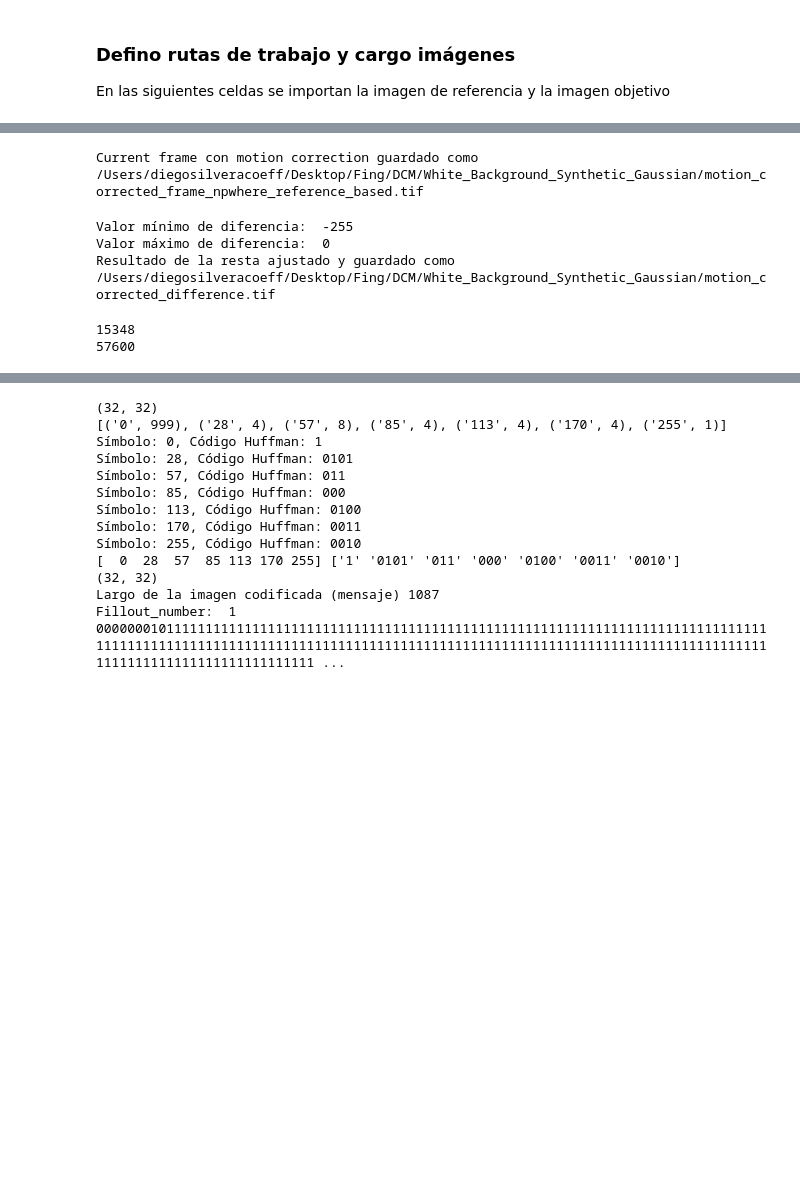
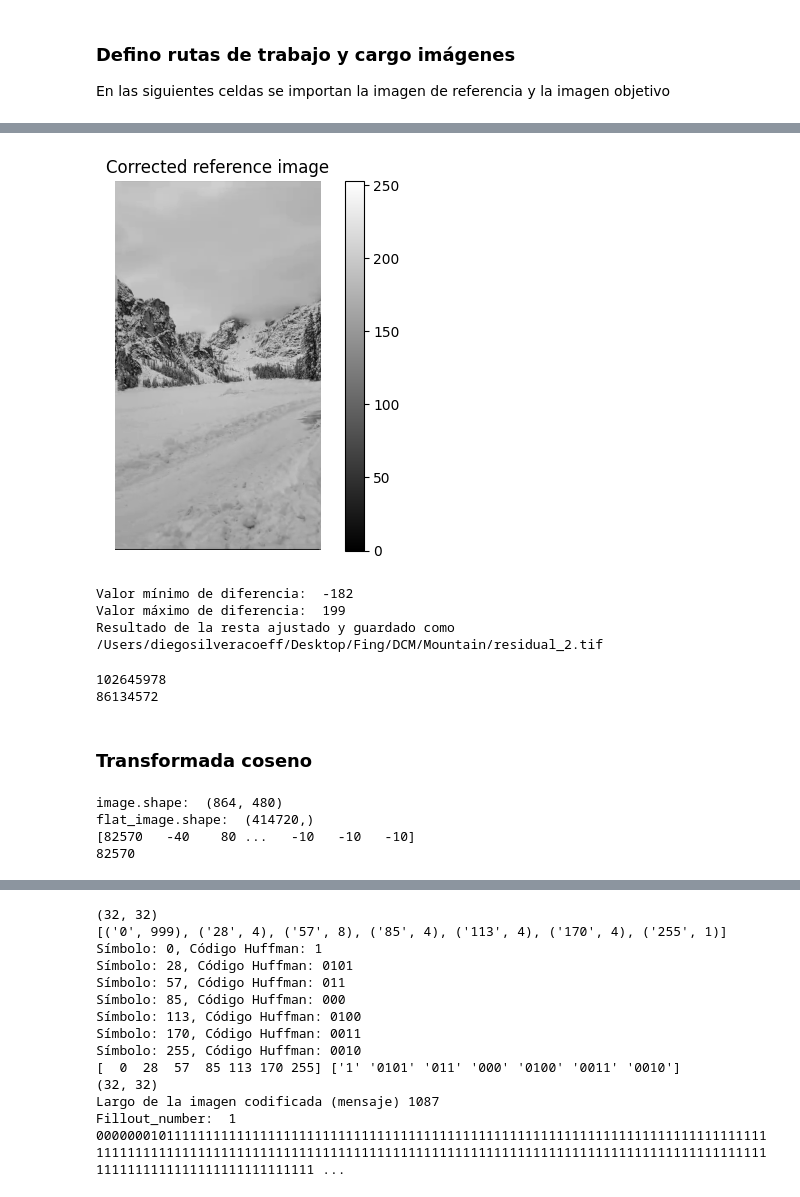
Before and after one commit to DiegoSC13/DCM_proyect, a Jupyter notebook: scripts/encoder.ipynb, the cells around one changed output, grey strips where cells are left out. Saved outputs shown, nothing was run; the diff lists cells and outputs as text; code cells hidden in the pictures; blank space fills up the shorter version.

Commit message:
Add quantization function

```diff
--- a/scripts/encoder.ipynb
+++ b/scripts/encoder.ipynb
@@ -85,28 +84,61 @@ plt.show()
-# %%
-flow_x_path = '/Users/diegosilveracoeff/Desktop/Fing/DCM/White_Background_Synthetic_Gaussian/flow_x.npy'
-flow_y_path = '/Users/diegosilveracoeff/Desktop/Fing/DCM/White_Background_Synthetic_Gaussian/flow_y.npy'
-output_path = '/Users/diegosilveracoeff/Desktop/Fing/DCM/White_Background_Synthetic_Gaussian/motion_corrected_frame_npwhere_reference_based.tif'
-
-encoder_motion_correction(current_frame_path, reference_frame_path, flow_x_path, flow_y_path, output_path)
-# %% [output]
-Current frame con motion correction guardado como /Users/diegosilveracoeff/Desktop/Fing/DCM/White_Background_Synthetic_Gaussian/motion_corrected_frame_npwhere_reference_based.tif
-# %%
-corrected_current_frame = '/Users/diegosilveracoeff/Desktop/Fing/DCM/White_Background_Synthetic_Gaussian/motion_corrected_frame_npwhere_reference_based.tif'
-output_path = '/Users/diegosilveracoeff/Desktop/Fing/DCM/White_Background_Synthetic_Gaussian/motion_corrected_difference.tif'
-subtract_frames(corrected_current_frame, reference_frame_path, output_path, clip=True)
-# %% [output]
-Valor mínimo de diferencia:  -255
-Valor máximo de diferencia:  0
-Resultado de la resta ajustado y guardado como /Users/diegosilveracoeff/Desktop/Fing/DCM/White_Background_Synthetic_Gaussian/motion_corrected_difference.tif
+# %%
+flow_x_path = os.path.join(folder_path, 'flow_x.npy')
+flow_y_path = os.path.join(folder_path, 'flow_y.npy')
+
+corrected_reference_path = os.path.join(folder_path, 'corrected_reference.tif')
+motion_compensation(reference_frame_path, current_frame_path, flow_x_path, flow_y_path, corrected_reference_path)
+# %% [output]
+[figure, added]
+# %%
+residual_2_path = os.path.join(folder_path, 'residual_2.tif')
+
+subtract_frames(corrected_reference_path, current_frame_path, residual_2_path)
+# %% [output]
+Valor mínimo de diferencia:  -182
+Valor máximo de diferencia:  199
+Resultado de la resta ajustado y guardado como /Users/diegosilveracoeff/Desktop/Fing/DCM/Mountain/residual_2.tif
 # %%
-diff_original = cv2.imread('/Users/diegosilveracoeff/Desktop/Fing/DCM/White_Background_Synthetic_Gaussian/residual_image.tif')
-diff_corrected = cv2.imread('/Users/diegosilveracoeff/Desktop/Fing/DCM/White_Background_Synthetic_Gaussian/motion_corrected_difference.tif')
+#diff_original = cv2.imread('/Users/diegosilveracoeff/Desktop/Fing/DCM/Synthetic_Gaussian/residual_image.png')
+#diff_corrected = cv2.imread('/Users/diegosilveracoeff/Desktop/Fing/DCM/Synthetic_Gaussian/motion_corrected_difference.png')
 
-energy_diff_original = np.sum(np.abs(diff_original-128))
-energy_diff_corrected = np.sum(np.abs(diff_corrected-128))
+res_1 = cv2.imread(residual_1_path)
+res_2 = cv2.imread(residual_2_path)
+
+energy_diff_original = np.sum(np.abs(res_1-128))
+energy_diff_corrected = np.sum(np.abs(res_2-128))
 
 print(energy_diff_original)
 print(energy_diff_corrected)
 # %% [output]
-15348
-57600
+102645978
+86134572
+# %% [markdown]
+### Transformada coseno
+# %%
+dct_path = os.path.join(folder_path, 'DCT.tif')
+q_path = os.path.join(folder_path, 'quantized_image.tif')
+
+def quantization_2(image, q_step, output_path):
+    '''
+    '''
+    flat_image = image.reshape((image.shape[0] * image.shape[1]))
+    print('image.shape: ', image.shape)
+    print('flat_image.shape: ', flat_image.shape)
+    quantized_image_list = [round(value / q_step) * q_step for value in flat_image]
+    quantized_image_array =  np.array(quantized_image_list)
+    print(quantized_image_array)
+    quantized_image = quantized_image_array.reshape((image.shape[0], image.shape[1]))
+    cv2.imwrite(output_path, quantized_image)
+    return quantized_image
+
+dct_image = dct(residual_2_path, dct_path)
+q_image = quantization_2(dct_image, 10, q_path)
+print(np.max(q_image))
+#print(dct_image[300][300])
+
+#plot_one_img(dct_path)
+# %% [output]
+image.shape:  (864, 480)
+flat_image.shape:  (414720,)
+[82570   -40    80 ...   -10   -10   -10]
+82570
```
Also changed, not shown: parts of 5 cells of this notebook, 1 other file.
